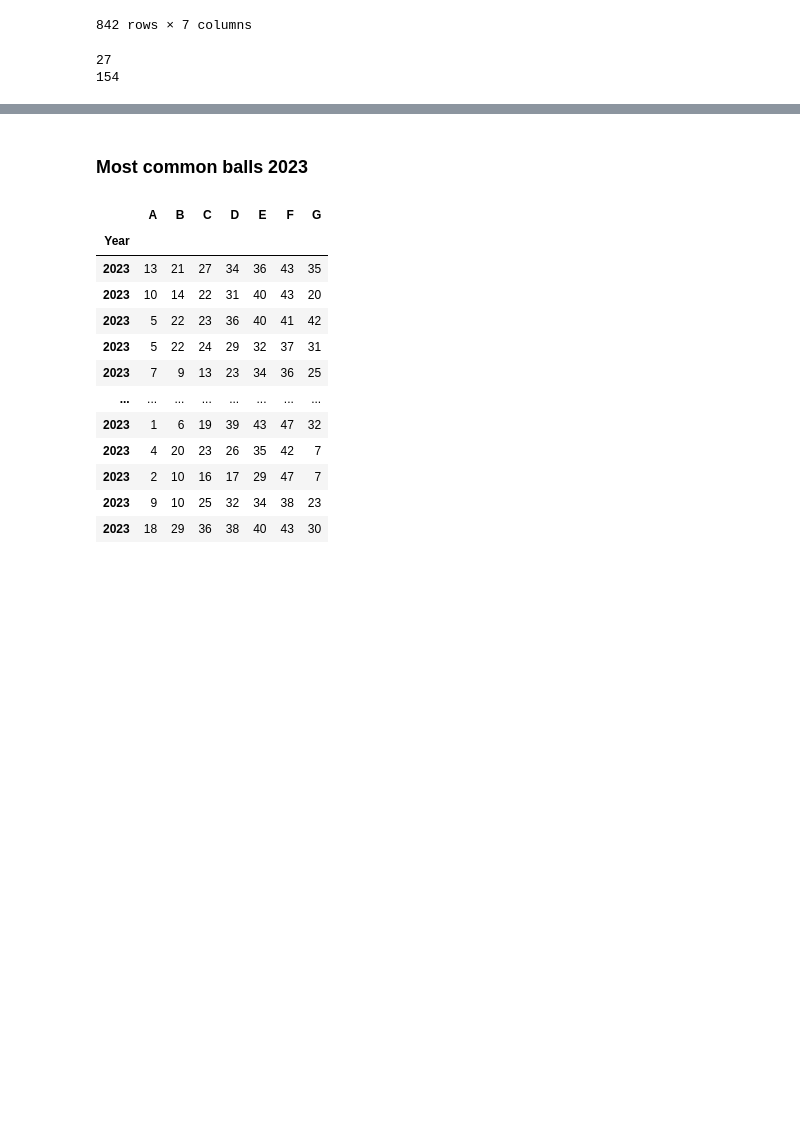
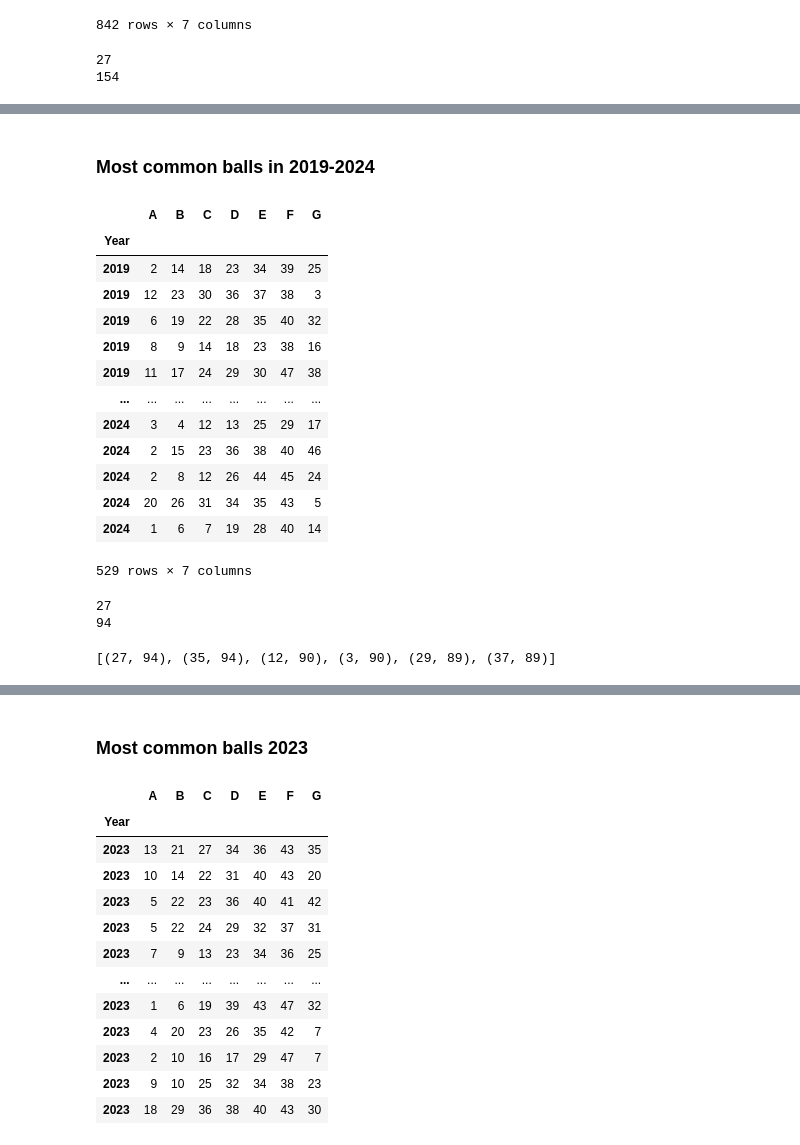
Before and after one commit to killfoley/Lotto-Scraping, a Jupyter notebook: Lotto results notebook.ipynb, the cells around one changed output, grey strips where cells are left out. Saved outputs shown, nothing was run; the diff lists cells and outputs as text; code cells hidden in the pictures; blank space fills up the shorter version.

```diff
--- a/Lotto results notebook.ipynb
+++ b/Lotto results notebook.ipynb
@@ -1015,0 +848,34 @@ for r in dictionary_numbers_22_sorted[:20]:
+# %% [markdown]
+### Most common balls in 2019-2024
+# %%
+df_numbers19_24 = df_lotto_all.loc[2019:2024]
+df_numbers19_24
+# %% [output]
+|  | A | B | C | D | E | F | G |
+| Year |  |  |  |  |  |  |  |
+| 2019 | 2 | 14 | 18 | 23 | 34 | 39 | 25 |
+| 2019 | 12 | 23 | 30 | 36 | 37 | 38 | 3 |
+| 2019 | 6 | 19 | 22 | 28 | 35 | 40 | 32 |
+| 2019 | 8 | 9 | 14 | 18 | 23 | 38 | 16 |
+| 2019 | 11 | 17 | 24 | 29 | 30 | 47 | 38 |
+| ... | ... | ... | ... | ... | ... | ... | ... |
+| 2024 | 3 | 4 | 12 | 13 | 25 | 29 | 17 |
+| 2024 | 2 | 15 | 23 | 36 | 38 | 40 | 46 |
+| 2024 | 2 | 8 | 12 | 26 | 44 | 45 | 24 |
+| 2024 | 20 | 26 | 31 | 34 | 35 | 43 | 5 |
+| 2024 | 1 | 6 | 7 | 19 | 28 | 40 | 14 |
+529 rows × 7 columns
+# %%
+NumsToList19_24 = list(df_numbers19_24.values.T.flatten())
+most_common_19_24,num_most_common_19_24 = Counter(NumsToList19_24).most_common(1)[0]
+print(most_common_19_24)
+print(num_most_common_19_24)
+# %% [output]
+27
+94
+# %%
+# find the 6 most common numbers in the list in 2017-2024
+most_common_19_24 = Counter(NumsToList19_24).most_common(6)
+most_common_19_24
+# %% [output]
+[(27, 94), (35, 94), (12, 90), (3, 90), (29, 89), (37, 89)]
```
Also changed, not shown: parts of 75 cells of this notebook.
